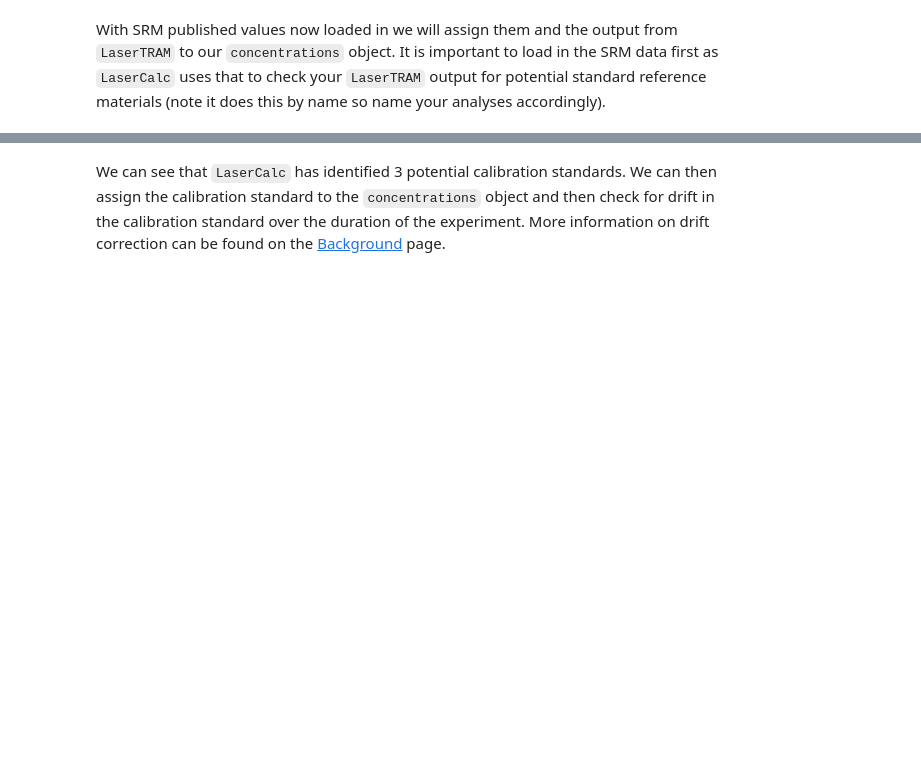
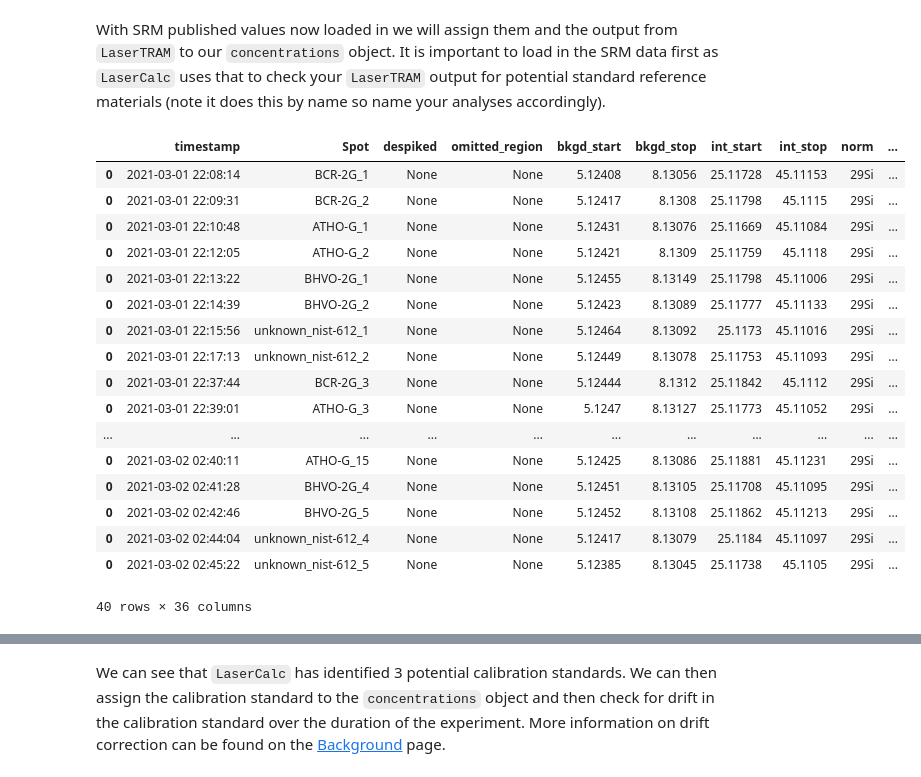
Before and after one commit to jlubbersgeo/lasertram, a Jupyter notebook: docs/lasertram_tutorial.ipynb, the cells around one changed output, grey strips where cells are left out. Saved outputs shown, nothing was run; the diff lists cells and outputs as text; code cells hidden in the pictures; blank space fills up the shorter version.

```diff
--- a/docs/lasertram_tutorial.ipynb
+++ b/docs/lasertram_tutorial.ipynb
@@ -237,6 +237,27 @@ srm_data.head()
 5 rows × 151 columns
 # %% [markdown]
 With SRM published values now loaded in we will assign them and the output from `LaserTRAM` to our `concentrations` object. It is important to load in the SRM data first as `LaserCalc` uses that to check your `LaserTRAM` output for potential standard reference materials (note it does this by name so name your analyses accordingly).
+# %%
+processed_df
+# %% [output]
+|  | timestamp | Spot | despiked | omitted_region | bkgd_start | bkgd_stop | int_start | int_stop | norm | ... |
+| 0 | 2021-03-01 22:08:14 | BCR-2G_1 | None | None | 5.12408 | 8.13056 | 25.11728 | 45.11153 | 29Si | ... |
+| 0 | 2021-03-01 22:09:31 | BCR-2G_2 | None | None | 5.12417 | 8.1308 | 25.11798 | 45.1115 | 29Si | ... |
+| 0 | 2021-03-01 22:10:48 | ATHO-G_1 | None | None | 5.12431 | 8.13076 | 25.11669 | 45.11084 | 29Si | ... |
+| 0 | 2021-03-01 22:12:05 | ATHO-G_2 | None | None | 5.12421 | 8.1309 | 25.11759 | 45.1118 | 29Si | ... |
+| 0 | 2021-03-01 22:13:22 | BHVO-2G_1 | None | None | 5.12455 | 8.13149 | 25.11798 | 45.11006 | 29Si | ... |
+| 0 | 2021-03-01 22:14:39 | BHVO-2G_2 | None | None | 5.12423 | 8.13089 | 25.11777 | 45.11133 | 29Si | ... |
+| 0 | 2021-03-01 22:15:56 | unknown_nist-612_1 | None | None | 5.12464 | 8.13092 | 25.1173 | 45.11016 | 29Si | ... |
+| 0 | 2021-03-01 22:17:13 | unknown_nist-612_2 | None | None | 5.12449 | 8.13078 | 25.11753 | 45.11093 | 29Si | ... |
+| 0 | 2021-03-01 22:37:44 | BCR-2G_3 | None | None | 5.12444 | 8.1312 | 25.11842 | 45.1112 | 29Si | ... |
+| 0 | 2021-03-01 22:39:01 | ATHO-G_3 | None | None | 5.1247 | 8.13127 | 25.11773 | 45.11052 | 29Si | ... |
+| ... | ... | ... | ... | ... | ... | ... | ... | ... | ... | ... |
+| 0 | 2021-03-02 02:40:11 | ATHO-G_15 | None | None | 5.12425 | 8.13086 | 25.11881 | 45.11231 | 29Si | ... |
+| 0 | 2021-03-02 02:41:28 | BHVO-2G_4 | None | None | 5.12451 | 8.13105 | 25.11708 | 45.11095 | 29Si | ... |
+| 0 | 2021-03-02 02:42:46 | BHVO-2G_5 | None | None | 5.12452 | 8.13108 | 25.11862 | 45.11213 | 29Si | ... |
+| 0 | 2021-03-02 02:44:04 | unknown_nist-612_4 | None | None | 5.12417 | 8.13079 | 25.1184 | 45.11097 | 29Si | ... |
+| 0 | 2021-03-02 02:45:22 | unknown_nist-612_5 | None | None | 5.12385 | 8.13045 | 25.11738 | 45.1105 | 29Si | ... |
+40 rows × 36 columns
 # %%
 concentrations.get_SRM_comps(srm_data)
 concentrations.get_data(processed_df)
```
Also changed, not shown: parts of 6 cells of this notebook, 18 other files.
